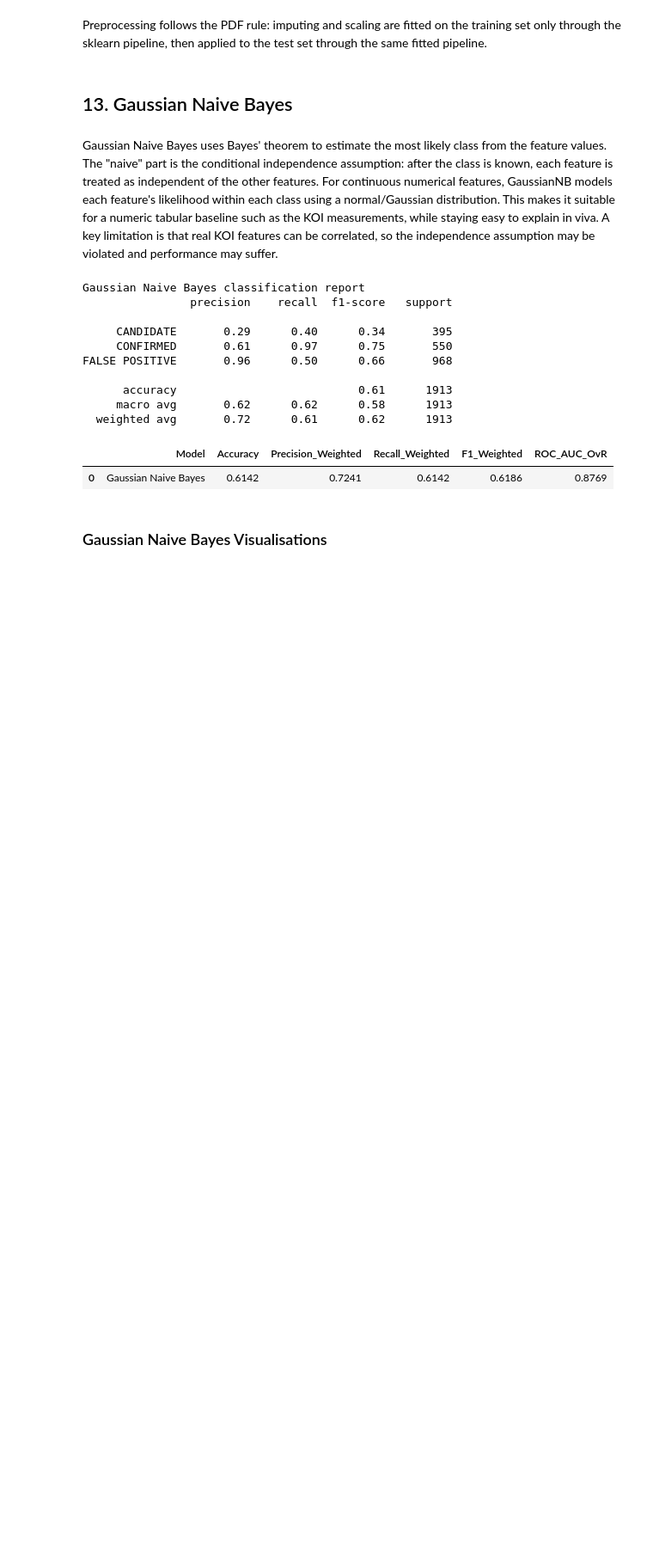
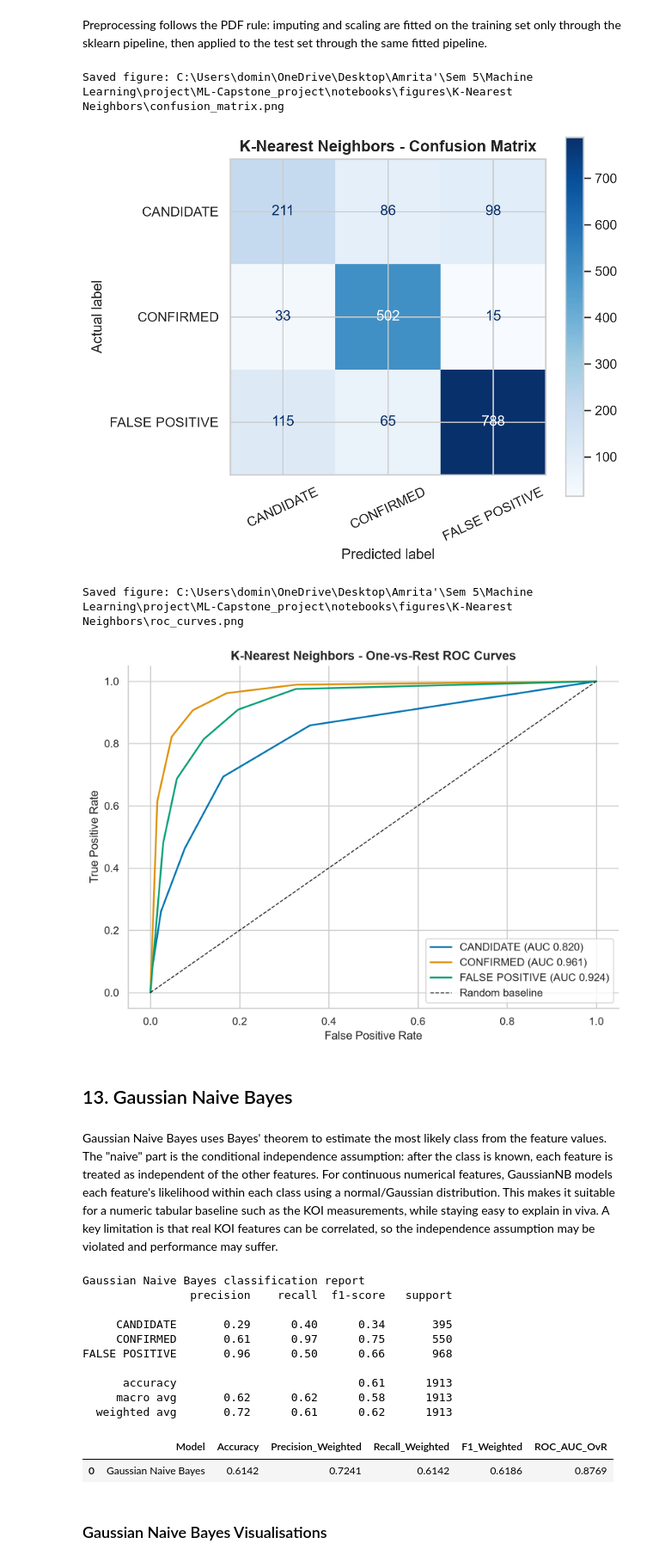
Before and after one commit to DominicKarolPeter/ML-Capstone_project, a Jupyter notebook: notebooks/classification.ipynb, the cells around one changed output. Shown at 86% size. Cells and saved outputs as stored; diff of their text form; code cells hidden in the pictures; blank space fills up the shorter version.

```diff
--- a/notebooks/classification.ipynb
+++ b/notebooks/classification.ipynb
@@ -514,5 +914,28 @@ Preprocessing will be fitted only inside model pipelines using X_train.
 # %% [markdown]
 Preprocessing follows the PDF rule: imputing and scaling are fitted on the training set only through the sklearn pipeline, then applied to the test set through the same fitted pipeline.
+# %%
+knn_figure_dir = project_root / "notebooks" / "figures" / "K-Nearest Neighbors"
+
+show_confusion_matrix(
+    y_test,
+    tuned_knn_predictions,
+    tuned_knn_classes,
+    "K-Nearest Neighbors - Confusion Matrix",
+    knn_figure_dir / "confusion_matrix.png"
+)
+
+show_ovr_roc_curves(
+    y_test,
+    tuned_knn_probabilities,
+    tuned_knn_classes,
+    "K-Nearest Neighbors - One-vs-Rest ROC Curves",
+    knn_figure_dir / "roc_curves.png"
+)
+# %% [output]
+Saved figure: C:\Users\domin\OneDrive\Desktop\Amrita'\Sem 5\Machine Learning\project\ML-Capstone_project\notebooks\figures\K-Nearest Neighbors\confusion_matrix.png
+[figure, added]
+Saved figure: C:\Users\domin\OneDrive\Desktop\Amrita'\Sem 5\Machine Learning\project\ML-Capstone_project\notebooks\figures\K-Nearest Neighbors\roc_curves.png
+[figure, added]
 # %% [markdown]
 ## 13. Gaussian Naive Bayes
 # %% [markdown]
```
Also changed, not shown: parts of 21 cells of this notebook, 11 other files.
